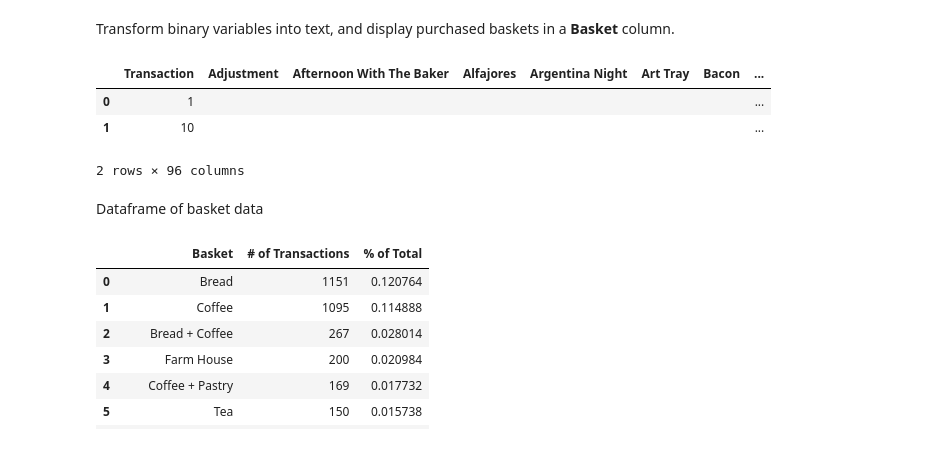
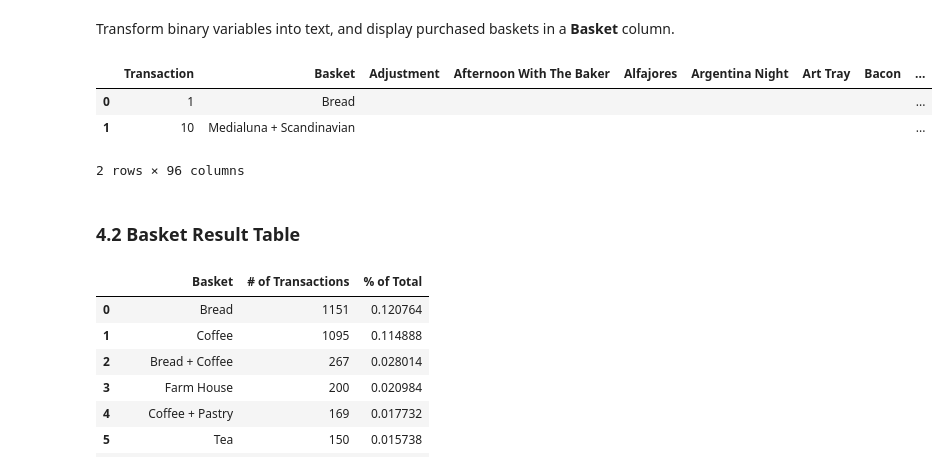
Before and after one commit to jialinwujw/python.projects, a Jupyter notebook: market_basket_analysis/market_basket_analysis.ipynb, the cells around one changed output. Drawn from its saved outputs; the diff is of its cells as text; code cells hidden in the pictures.

```diff
--- a/market_basket_analysis/market_basket_analysis.ipynb
+++ b/market_basket_analysis/market_basket_analysis.ipynb
@@ -36,0 +60,6 @@ dtype: object
+# %%
+# Remove rows with null values
+## As there are no nulls in this dataset, this function won't affect it
+## Keeping the code here makes it applicable to different datasets
+df.dropna(inplace=True)
+print('There are ' +str(len(df)) + ' observations')
@@ -82,37 +124,40 @@ Transform binary variables into text, and display purchased baskets in a **Baske
 # %%
 item_df = df.groupby('Item').Transaction.nunique().reset_index() # Count item sales
 
 col_item1 = basket_df_1.columns.get_loc(item_df.iloc[0,0]) # For loop purposes, get the location of the first item's column
 
 # Set 0 to blank, and 1 to the correlated column name and "+" at the end for later concatenation
 for col in basket_df_1.columns[col_item1:]:
     basket_df_1.loc[basket_df_1[col]==0, col] = ''
     basket_df_1.loc[basket_df_1[col]==1, col] = col + ' + '
 
 basket_df_1['Basket']="" # Create a blank Basket column
 col = basket_df_1.columns.get_loc('Basket') # For loop purposes, get the location of the Basket column
 
 # Concatenate all the items in the Basket column
 r=0
 while r < basket_df_1.shape[0]:
     txt = ""
     c=col_item1
     while c < basket_df_1.shape[1]:
         txt = txt + basket_df_1.iloc[r,c]
         c += 1
     basket_df_1.iloc[r,col] = txt
     r += 1
 
 basket_df_1['Basket'] = basket_df_1['Basket'].str[:-3] # Take out the "+" at the end of the basket string
 
+# Shift column 'Encode_Churn' to first position
+basket_df_1.insert(1, 'Basket', basket_df_1.pop('Basket'))
+
 basket_df_1.head(2)
 # %% [output]
-|  | Transaction | Adjustment | Afternoon With The Baker | Alfajores | Argentina Night | Art Tray | Bacon | ... |
-| 0 | 1 |  |  |  |  |  |  | ... |
-| 1 | 10 |  |  |  |  |  |  | ... |
+|  | Transaction | Basket | Adjustment | Afternoon With The Baker | Alfajores | Argentina Night | Art Tray | Bacon | ... |
+| 0 | 1 | Bread |  |  |  |  |  |  | ... |
+| 1 | 10 | Medialuna + Scandinavian |  |  |  |  |  |  | ... |
 2 rows × 96 columns
-# %% [markdown]
-Dataframe of basket data
+# %% [markdown]
+### 4.2 Basket Result Table<a id=4.2></a>
 # %%
 result = basket_df_1.groupby(by='Basket', as_index=False).agg({'Transaction': pd.Series.nunique}) # Count the number of transactions per basket
 result.columns = ['Basket','# of Transactions'] # Rename the dataframe
```
Also changed, not shown: parts of 23 cells of this notebook.
